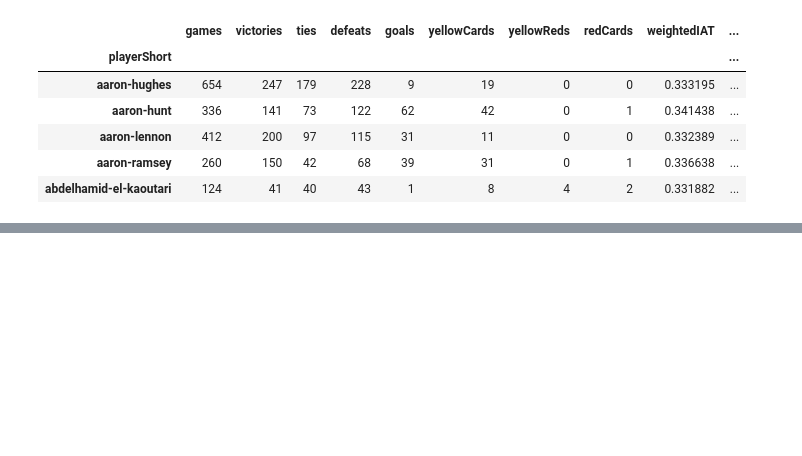
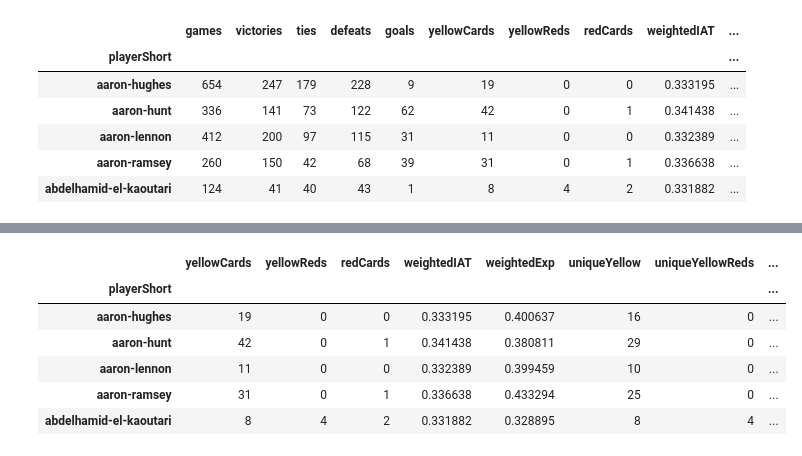
Before and after one commit to BeforeRain/ADA-homework, a Jupyter notebook: 04 - Applied ML/submission.ipynb, the cells around one changed output, grey strips where cells are left out. Saved outputs shown, nothing was run; the diff lists cells and outputs as text; code cells hidden in the pictures; blank space fills up the shorter version.

```diff
--- a/04 - Applied ML/submission.ipynb
+++ b/04 - Applied ML/submission.ipynb
@@ -141,0 +228,10 @@ More features --> number of unique referees which gave cards
+# %%
+data_agg.ix[:5,14:]
+# %% [output]
+|  | yellowCards | yellowReds | redCards | weightedIAT | weightedExp | uniqueYellow | uniqueYellowReds | ... |
+| playerShort |  |  |  |  |  |  |  | ... |
+| aaron-hughes | 19 | 0 | 0 | 0.333195 | 0.400637 | 16 | 0 | ... |
+| aaron-hunt | 42 | 0 | 1 | 0.341438 | 0.380811 | 29 | 0 | ... |
+| aaron-lennon | 11 | 0 | 0 | 0.332389 | 0.399459 | 10 | 0 | ... |
+| aaron-ramsey | 31 | 0 | 1 | 0.336638 | 0.433294 | 25 | 0 | ... |
+| abdelhamid-el-kaoutari | 8 | 4 | 2 | 0.331882 | 0.328895 | 8 | 4 | ... |
```
Also changed, not shown: parts of 13 cells of this notebook.
